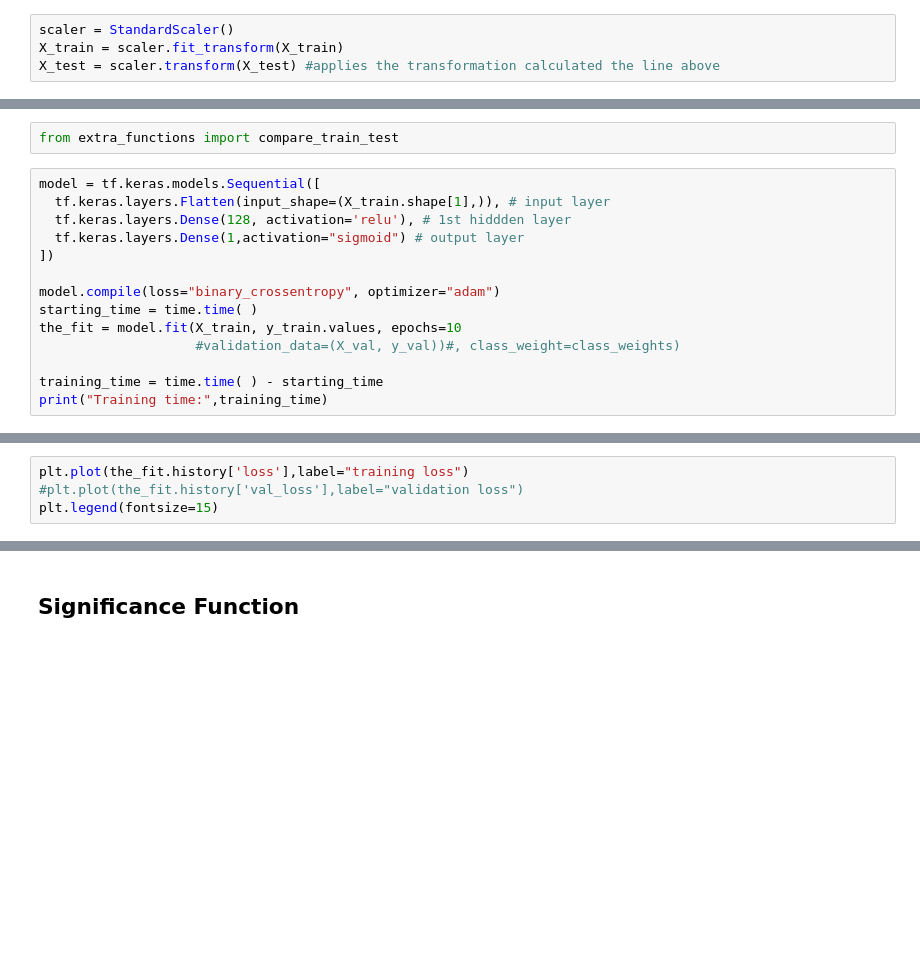
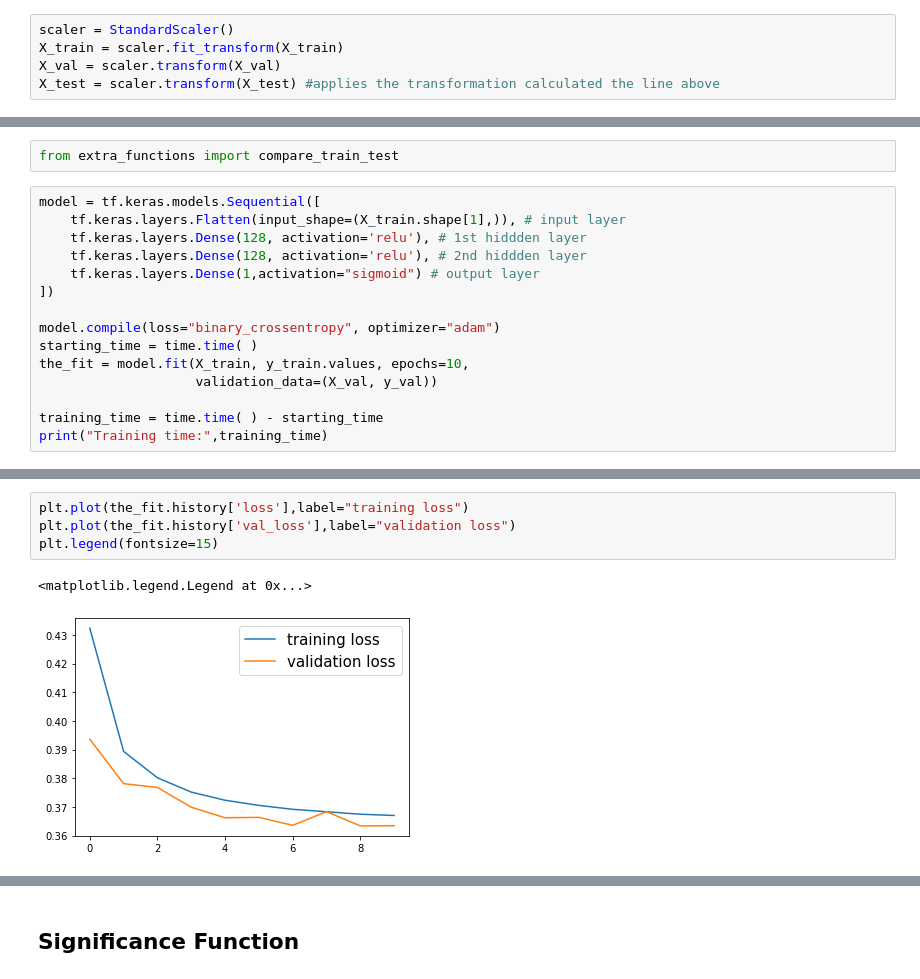
Before and after one commit to usatlas-ml-training/Intro-BDT-NN, a Jupyter notebook: HEPML_HandsOn_NN.ipynb, the cells around one changed output, grey strips where cells are left out. Drawn from its saved outputs; the diff is of its cells as text; blank space fills up the shorter version.

```diff
--- a/HEPML_HandsOn_NN.ipynb
+++ b/HEPML_HandsOn_NN.ipynb
@@ -255,6 +258,7 @@ X_test, X_val, y_test, y_val, weights_test, weights_val, = \
 # %%
 scaler = StandardScaler()
 X_train = scaler.fit_transform(X_train)
+X_val = scaler.transform(X_val)
 X_test = scaler.transform(X_test) #applies the transformation calculated the line above
 # %% [markdown]
 ### Adjust the Test and Train Signal/Background Weights
@@ -287,15 +291,16 @@ from sklearn.utils import class_weight # to set class_weight="balanced"
 from extra_functions import compare_train_test
 # %%
 model = tf.keras.models.Sequential([
-  tf.keras.layers.Flatten(input_shape=(X_train.shape[1],)), # input layer
-  tf.keras.layers.Dense(128, activation='relu'), # 1st hiddden layer
-  tf.keras.layers.Dense(1,activation="sigmoid") # output layer
+    tf.keras.layers.Flatten(input_shape=(X_train.shape[1],)), # input layer
+    tf.keras.layers.Dense(128, activation='relu'), # 1st hiddden layer
+    tf.keras.layers.Dense(128, activation='relu'), # 2nd hiddden layer
+    tf.keras.layers.Dense(1,activation="sigmoid") # output layer
 ])
 
 model.compile(loss="binary_crossentropy", optimizer="adam")
 starting_time = time.time( )
-the_fit = model.fit(X_train, y_train.values, epochs=10
-                    #validation_data=(X_val, y_val))#, class_weight=class_weights)
+the_fit = model.fit(X_train, y_train.values, epochs=10,
+                    validation_data=(X_val, y_val))
 
 training_time = time.time( ) - starting_time
 print("Training time:",training_time)
@@ -320,7 +325,10 @@ Epoch 9/10
 # %%
 plt.plot(the_fit.history['loss'],label="training loss")
-#plt.plot(the_fit.history['val_loss'],label="validation loss")
+plt.plot(the_fit.history['val_loss'],label="validation loss")
 plt.legend(fontsize=15)
+# %% [output]
+<matplotlib.legend.Legend at 0x...>
+[figure, added]
 # %%
 y_pred_test = model.predict(X_test).ravel()
 y_pred_train = model.predict(X_train).ravel()
```
Also changed, not shown: parts of 8 cells of this notebook.
